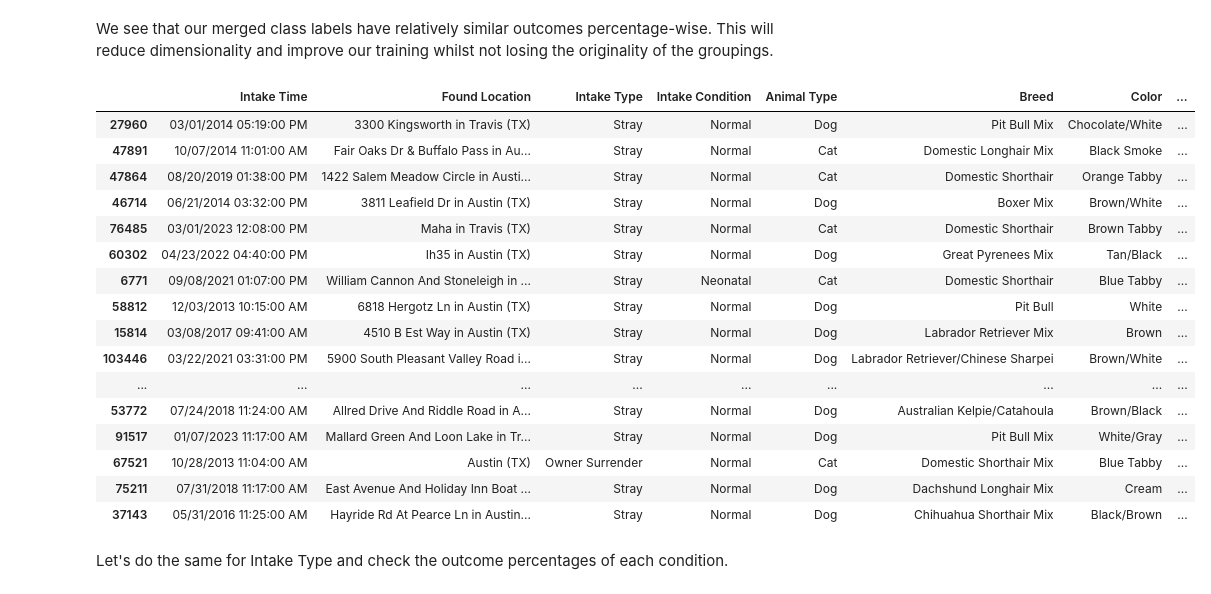
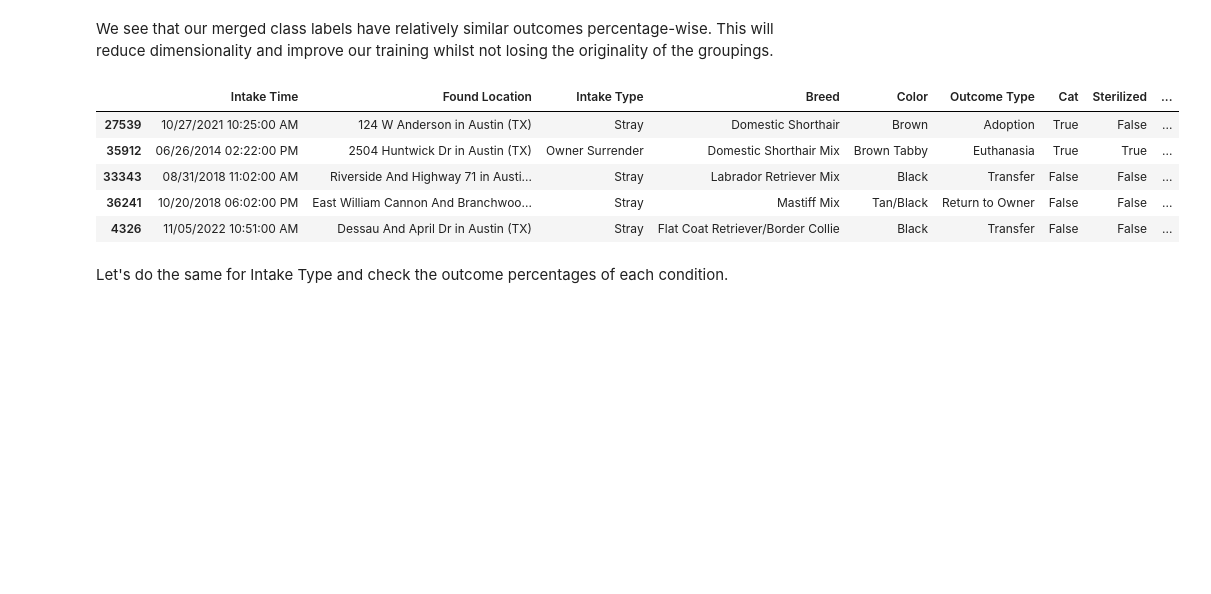
Before and after one commit to chenyiwang24/cs363_final_project, a Jupyter notebook: final.ipynb, the cells around one changed output. Drawn from its saved outputs; the diff is of its cells as text; code cells hidden in the pictures; blank space fills up the shorter version.

```diff
--- a/final.ipynb
+++ b/final.ipynb
@@ -59,6 +48,10 @@ animal_data.drop("Outcome Time", axis=1, inplace=True)
 
 # drop birth date
 animal_data.drop("Date of Birth", axis=1, inplace=True)
+
+# transform Animal Type into a binary column: Cat -> True, Dog -> False
+animal_data['Cat'] = animal_data['Animal Type'].apply(lambda x: True if x == 'Cat' else False)
+animal_data.drop('Animal Type', axis=1, inplace=True)
 
 # separate age at intake and reproductive status, create new column
 split_cols = animal_data['Sex upon Intake'].str.split(' ', n=1, expand=True)
@@ -99,5 +92,5 @@ animal_data['Age'] = animal_data['Age upon Intake'].apply(age_to_years)
 animal_data.drop('Age upon Intake', axis=1, inplace=True)
 
 pd.set_option('display.max_columns', None)
-animal_data.sample(20) # sample some data after transformations
+animal_data.sample(5) # sample some data after transformations
 # %% [output]
@@ -205,43 +187,33 @@ We see that our merged class labels have relatively similar outcomes percentage-
 # %%
 # intake condition into grouped categories
 condition_map = {
     'Normal': 'Normal',
     'Injured': 'Med_Minor',
     'Sick': 'Med_Major',
     'Nursing': 'Nursing',
     'Neonatal': 'Nursing',
     'Med Attn': 'Med_Major',
     'Med Urgent': 'Med_Major',
     'Medical': 'Med_Minor',
     'Neurologic': 'Med_Major',
     'Pregnant': 'Med_Major',
     'Feral': 'Behavioral',
     'Behavior': 'Behavioral',
 }
 
 # map with a fallback to 'Rare'
 animal_data['Condition'] = animal_data['Intake Condition'].map(condition_map).fillna('Rare')
 animal_data = pd.get_dummies(animal_data, columns=['Condition'])
+animal_data.drop('Intake Condition', axis=1, inplace=True)
 
-animal_data.sample(20)  # sample some data after transformation
+animal_data.sample(5)  # sample some data after transformation
 # %% [output]
-|  | Intake Time | Found Location | Intake Type | Intake Condition | Animal Type | Breed | Color | ... |
-| 27960 | 03/01/2014 05:19:00 PM | 3300 Kingsworth in Travis (TX) | Stray | Normal | Dog | Pit Bull Mix | Chocolate/White | ... |
-| 47891 | 10/07/2014 11:01:00 AM | Fair Oaks Dr & Buffalo Pass in Au... | Stray | Normal | Cat | Domestic Longhair Mix | Black Smoke | ... |
-| 47864 | 08/20/2019 01:38:00 PM | 1422 Salem Meadow Circle in Austi... | Stray | Normal | Cat | Domestic Shorthair | Orange Tabby | ... |
-| 46714 | 06/21/2014 03:32:00 PM | 3811 Leafield Dr in Austin (TX) | Stray | Normal | Dog | Boxer Mix | Brown/White | ... |
-| 76485 | 03/01/2023 12:08:00 PM | Maha in Travis (TX) | Stray | Normal | Cat | Domestic Shorthair | Brown Tabby | ... |
-| 60302 | 04/23/2022 04:40:00 PM | Ih35 in Austin (TX) | Stray | Normal | Dog | Great Pyrenees Mix | Tan/Black | ... |
-| 6771 | 09/08/2021 01:07:00 PM | William Cannon And Stoneleigh in ... | Stray | Neonatal | Cat | Domestic Shorthair | Blue Tabby | ... |
-| 58812 | 12/03/2013 10:15:00 AM | 6818 Hergotz Ln in Austin (TX) | Stray | Normal | Dog | Pit Bull | White | ... |
-| 15814 | 03/08/2017 09:41:00 AM | 4510 B Est Way in Austin (TX) | Stray | Normal | Dog | Labrador Retriever Mix | Brown | ... |
-| 103446 | 03/22/2021 03:31:00 PM | 5900 South Pleasant Valley Road i... | Stray | Normal | Dog | Labrador Retriever/Chinese Sharpei | Brown/White | ... |
-| ... | ... | ... | ... | ... | ... | ... | ... | ... |
-| 53772 | 07/24/2018 11:24:00 AM | Allred Drive And Riddle Road in A... | Stray | Normal | Dog | Australian Kelpie/Catahoula | Brown/Black | ... |
-| 91517 | 01/07/2023 11:17:00 AM | Mallard Green And Loon Lake in Tr... | Stray | Normal | Dog | Pit Bull Mix | White/Gray | ... |
-| 67521 | 10/28/2013 11:04:00 AM | Austin (TX) | Owner Surrender | Normal | Cat | Domestic Shorthair Mix | Blue Tabby | ... |
-| 75211 | 07/31/2018 11:17:00 AM | East Avenue And Holiday Inn Boat ... | Stray | Normal | Dog | Dachshund Longhair Mix | Cream | ... |
-| 37143 | 05/31/2016 11:25:00 AM | Hayride Rd At Pearce Ln in Austin... | Stray | Normal | Dog | Chihuahua Shorthair Mix | Black/Brown | ... |
+|  | Intake Time | Found Location | Intake Type | Breed | Color | Outcome Type | Cat | Sterilized | ... |
+| 27539 | 10/27/2021 10:25:00 AM | 124 W Anderson in Austin (TX) | Stray | Domestic Shorthair | Brown | Adoption | True | False | ... |
+| 35912 | 06/26/2014 02:22:00 PM | 2504 Huntwick Dr in Austin (TX) | Owner Surrender | Domestic Shorthair Mix | Brown Tabby | Euthanasia | True | True | ... |
+| 33343 | 08/31/2018 11:02:00 AM | Riverside And Highway 71 in Austi... | Stray | Labrador Retriever Mix | Black | Transfer | False | False | ... |
+| 36241 | 10/20/2018 06:02:00 PM | East William Cannon And Branchwoo... | Stray | Mastiff Mix | Tan/Black | Return to Owner | False | False | ... |
+| 4326 | 11/05/2022 10:51:00 AM | Dessau And April Dr in Austin (TX) | Stray | Flat Coat Retriever/Border Collie | Black | Transfer | False | False | ... |
 # %% [markdown]
 Let's do the same for Intake Type and check the outcome percentages of each condition.
 # %%
```
Also changed, not shown: parts of 4 cells of this notebook.
